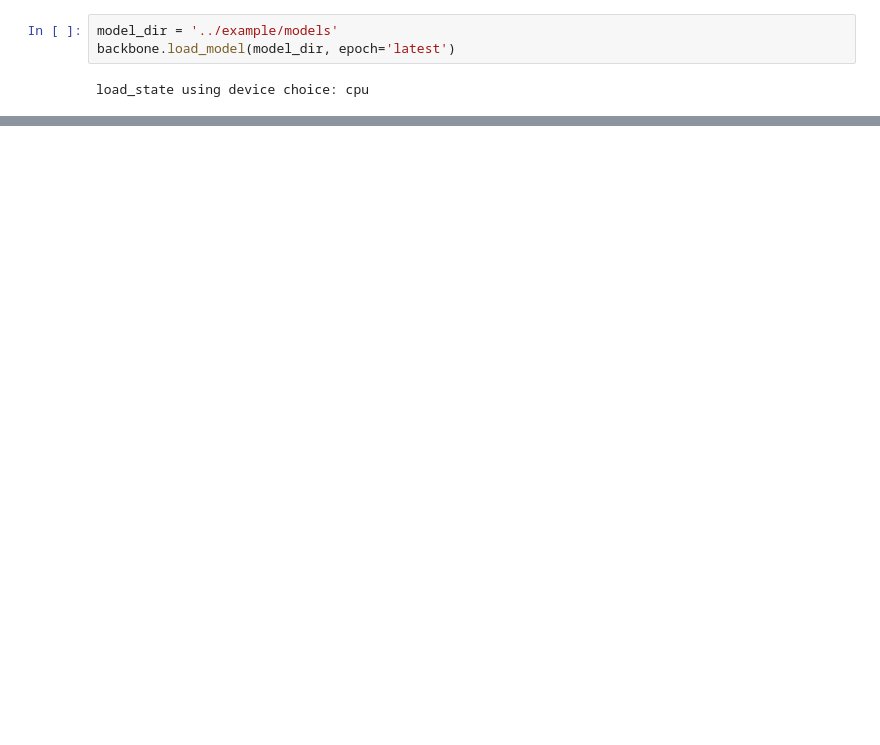
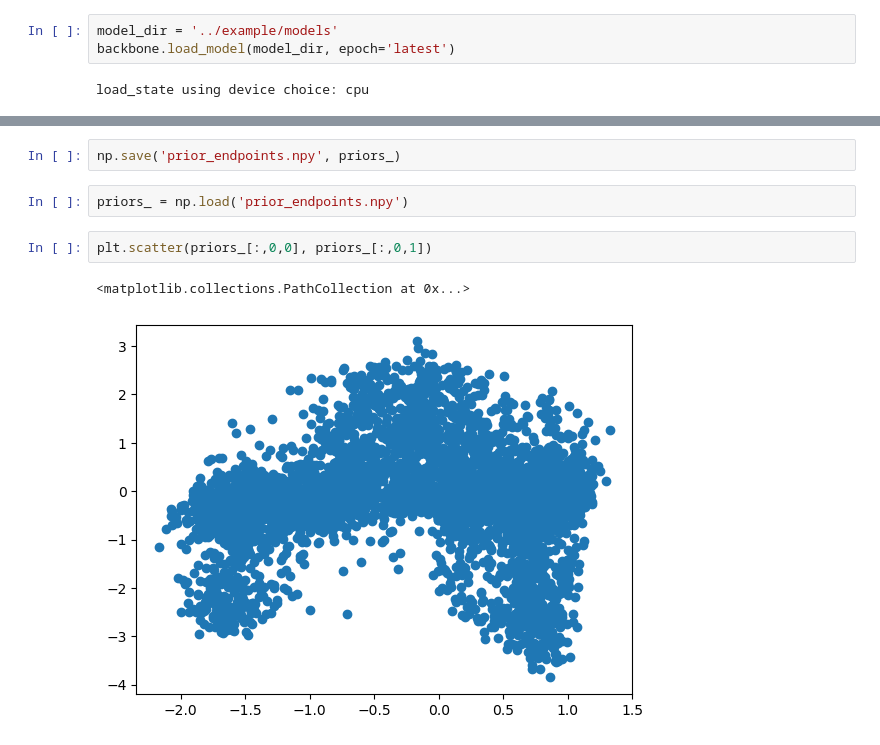
Before and after one commit to lherron2/thermodynamic-maps, a Jupyter notebook: nb/TM_nb.ipynb, the cells around one changed output, grey strips where cells are left out. Saved outputs shown, nothing was run; the diff lists cells and outputs as text; blank space fills up the shorter version.

```diff
--- a/nb/TM_nb.ipynb
+++ b/nb/TM_nb.ipynb
@@ -208,2 +235,11 @@ sampler = DiffusionSampler(diffusion, backbone, train_loader, prior, network_pre
+# %%
+np.save('prior_endpoints.npy', priors_)
+# %%
+priors_ = np.load('prior_endpoints.npy')
+# %%
+plt.scatter(priors_[:,0,0], priors_[:,0,1])
+# %% [output]
+<matplotlib.collections.PathCollection at 0x...>
+[figure, added]
 # %%
 # Parameters
```
Also changed, not shown: parts of 16 cells of this notebook, 1 other file.
